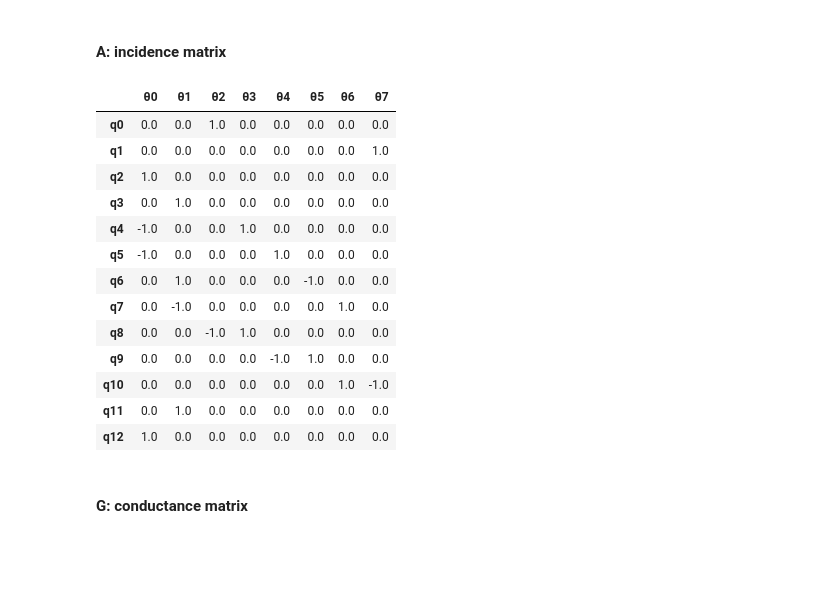
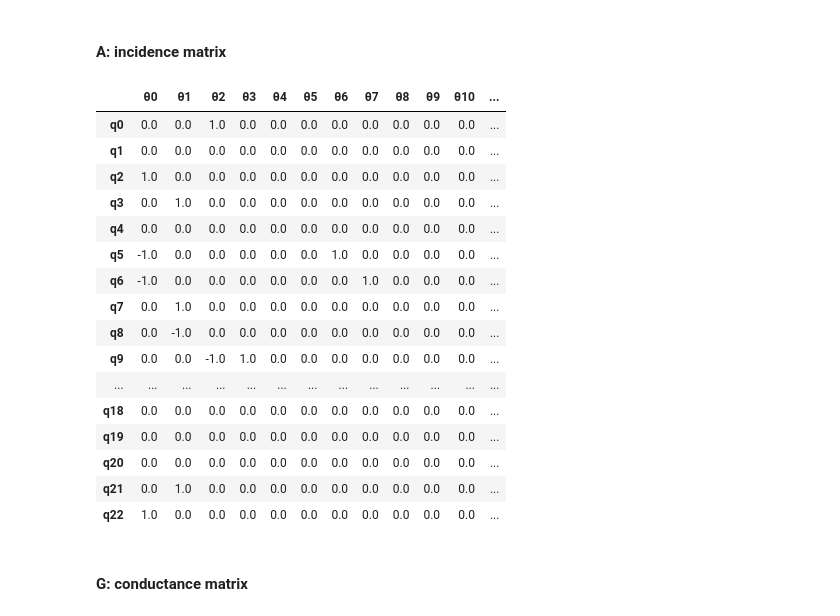
Before and after one commit to dm4bem/thermal-building-model-super-team, a Jupyter notebook: thermal_model_Gustmann_Rahman_Silva_Uddin.ipynb, the cells around one changed output. Cells and saved outputs as stored; diff of their text form; code cells hidden in the pictures; blank space fills up the shorter version.

```diff
--- a/thermal_model_Gustmann_Rahman_Silva_Uddin.ipynb
+++ b/thermal_model_Gustmann_Rahman_Silva_Uddin.ipynb
@@ -246,11 +239,11 @@ pd.DataFrame(C, columns=['Capacity'])
 # %%
 # temperature nodes
-nθ = 8      # number of temperature nodes
+nθ = 18      # number of temperature nodes
 θ = [f'θ{i}' for i in range(nθ)]
 print(θ)
 
 # flow-rate branches
-nq = 13     # number of flow branches
+nq = 23     # number of flow branches
 q = [f'q{i}' for i in range(nq)]
 print(q)
 # %% [output]
@@ -282,36 +287,50 @@ pd.DataFrame(C, index=θ)
 # %%
 A = np.zeros([nq, nθ])       # n° of branches X n° of nodes
 
-A[0, 2] = 1
-A[1, 7] = 1
-A[2, 0] = 1
-A[3, 1] = 1
-A[4, 0], A[4, 3] = -1, 1
-A[5, 0], A[5, 4] = -1, 1
-A[6, 5], A[6, 1] = -1, 1
-A[7, 1], A[7, 6] = -1, 1
-A[8, 2], A[8, 3] = -1, 1
-A[9, 4], A[9, 5] = -1, 1
-A[10, 7], A[10, 6] = -1, 1
-A[11, 1] = 1
-A[12, 0] = 1
+A[0,2] =  1
+A[1,16] = 1
+A[2,0] =  1
+A[3,17] , A[3,1] = -1, 1
+A[4,17] = 1
+A[5,0], A[5,6] = -1, 1
+A[6,0], A[6,7] = -1, 1
+A[7,11], A[7,1] = -1, 1
+A[8,1], A[8,12] = -1, 1
+A[9,2], A[9,3] = -1, 1
+A[10,3], A[10, 4] = -1, 1
+A[11,4], A[11,5] = -1, 1
+A[12,5], A[12,6] = -1, 1
+A[13,7], A[13,8] = -1, 1
+A[14,8], A[14,9] = -1, 1
+A[15,9], A[15,10] = -1, 1
+A[16,10], A[16,11] = -1, 1
+A[17,16], A[17,15] = -1, 1
+A[18,15], A[18,14] = -1 ,1
+A[19,14], A[19,13] = -1, 1
+A[20,13], A[20,12] = -1, 1
+A[21,1] = 1
+A[22,0] = 1
+
 
 pd.DataFrame(A, index=q, columns=θ)
 # %% [output]
-|  | θ0 | θ1 | θ2 | θ3 | θ4 | θ5 | θ6 | θ7 |
-| q0 | 0.0 | 0.0 | 1.0 | 0.0 | 0.0 | 0.0 | 0.0 | 0.0 |
-| q1 | 0.0 | 0.0 | 0.0 | 0.0 | 0.0 | 0.0 | 0.0 | 1.0 |
-| q2 | 1.0 | 0.0 | 0.0 | 0.0 | 0.0 | 0.0 | 0.0 | 0.0 |
-| q3 | 0.0 | 1.0 | 0.0 | 0.0 | 0.0 | 0.0 | 0.0 | 0.0 |
-| q4 | -1.0 | 0.0 | 0.0 | 1.0 | 0.0 | 0.0 | 0.0 | 0.0 |
-| q5 | -1.0 | 0.0 | 0.0 | 0.0 | 1.0 | 0.0 | 0.0 | 0.0 |
-| q6 | 0.0 | 1.0 | 0.0 | 0.0 | 0.0 | -1.0 | 0.0 | 0.0 |
-| q7 | 0.0 | -1.0 | 0.0 | 0.0 | 0.0 | 0.0 | 1.0 | 0.0 |
-| q8 | 0.0 | 0.0 | -1.0 | 1.0 | 0.0 | 0.0 | 0.0 | 0.0 |
-| q9 | 0.0 | 0.0 | 0.0 | 0.0 | -1.0 | 1.0 | 0.0 | 0.0 |
-| q10 | 0.0 | 0.0 | 0.0 | 0.0 | 0.0 | 0.0 | 1.0 | -1.0 |
-| q11 | 0.0 | 1.0 | 0.0 | 0.0 | 0.0 | 0.0 | 0.0 | 0.0 |
-| q12 | 1.0 | 0.0 | 0.0 | 0.0 | 0.0 | 0.0 | 0.0 | 0.0 |
+|  | θ0 | θ1 | θ2 | θ3 | θ4 | θ5 | θ6 | θ7 | θ8 | θ9 | θ10 | ... |
+| q0 | 0.0 | 0.0 | 1.0 | 0.0 | 0.0 | 0.0 | 0.0 | 0.0 | 0.0 | 0.0 | 0.0 | ... |
+| q1 | 0.0 | 0.0 | 0.0 | 0.0 | 0.0 | 0.0 | 0.0 | 0.0 | 0.0 | 0.0 | 0.0 | ... |
+| q2 | 1.0 | 0.0 | 0.0 | 0.0 | 0.0 | 0.0 | 0.0 | 0.0 | 0.0 | 0.0 | 0.0 | ... |
+| q3 | 0.0 | 1.0 | 0.0 | 0.0 | 0.0 | 0.0 | 0.0 | 0.0 | 0.0 | 0.0 | 0.0 | ... |
+| q4 | 0.0 | 0.0 | 0.0 | 0.0 | 0.0 | 0.0 | 0.0 | 0.0 | 0.0 | 0.0 | 0.0 | ... |
+| q5 | -1.0 | 0.0 | 0.0 | 0.0 | 0.0 | 0.0 | 1.0 | 0.0 | 0.0 | 0.0 | 0.0 | ... |
+| q6 | -1.0 | 0.0 | 0.0 | 0.0 | 0.0 | 0.0 | 0.0 | 1.0 | 0.0 | 0.0 | 0.0 | ... |
+| q7 | 0.0 | 1.0 | 0.0 | 0.0 | 0.0 | 0.0 | 0.0 | 0.0 | 0.0 | 0.0 | 0.0 | ... |
+| q8 | 0.0 | -1.0 | 0.0 | 0.0 | 0.0 | 0.0 | 0.0 | 0.0 | 0.0 | 0.0 | 0.0 | ... |
+| q9 | 0.0 | 0.0 | -1.0 | 1.0 | 0.0 | 0.0 | 0.0 | 0.0 | 0.0 | 0.0 | 0.0 | ... |
+| ... | ... | ... | ... | ... | ... | ... | ... | ... | ... | ... | ... | ... |
+| q18 | 0.0 | 0.0 | 0.0 | 0.0 | 0.0 | 0.0 | 0.0 | 0.0 | 0.0 | 0.0 | 0.0 | ... |
+| q19 | 0.0 | 0.0 | 0.0 | 0.0 | 0.0 | 0.0 | 0.0 | 0.0 | 0.0 | 0.0 | 0.0 | ... |
+| q20 | 0.0 | 0.0 | 0.0 | 0.0 | 0.0 | 0.0 | 0.0 | 0.0 | 0.0 | 0.0 | 0.0 | ... |
+| q21 | 0.0 | 1.0 | 0.0 | 0.0 | 0.0 | 0.0 | 0.0 | 0.0 | 0.0 | 0.0 | 0.0 | ... |
+| q22 | 1.0 | 0.0 | 0.0 | 0.0 | 0.0 | 0.0 | 0.0 | 0.0 | 0.0 | 0.0 | 0.0 | ... |
 # %% [markdown]
 #### G: conductance matrix
 # %%
```
Also changed, not shown: parts of 30 cells of this notebook.
